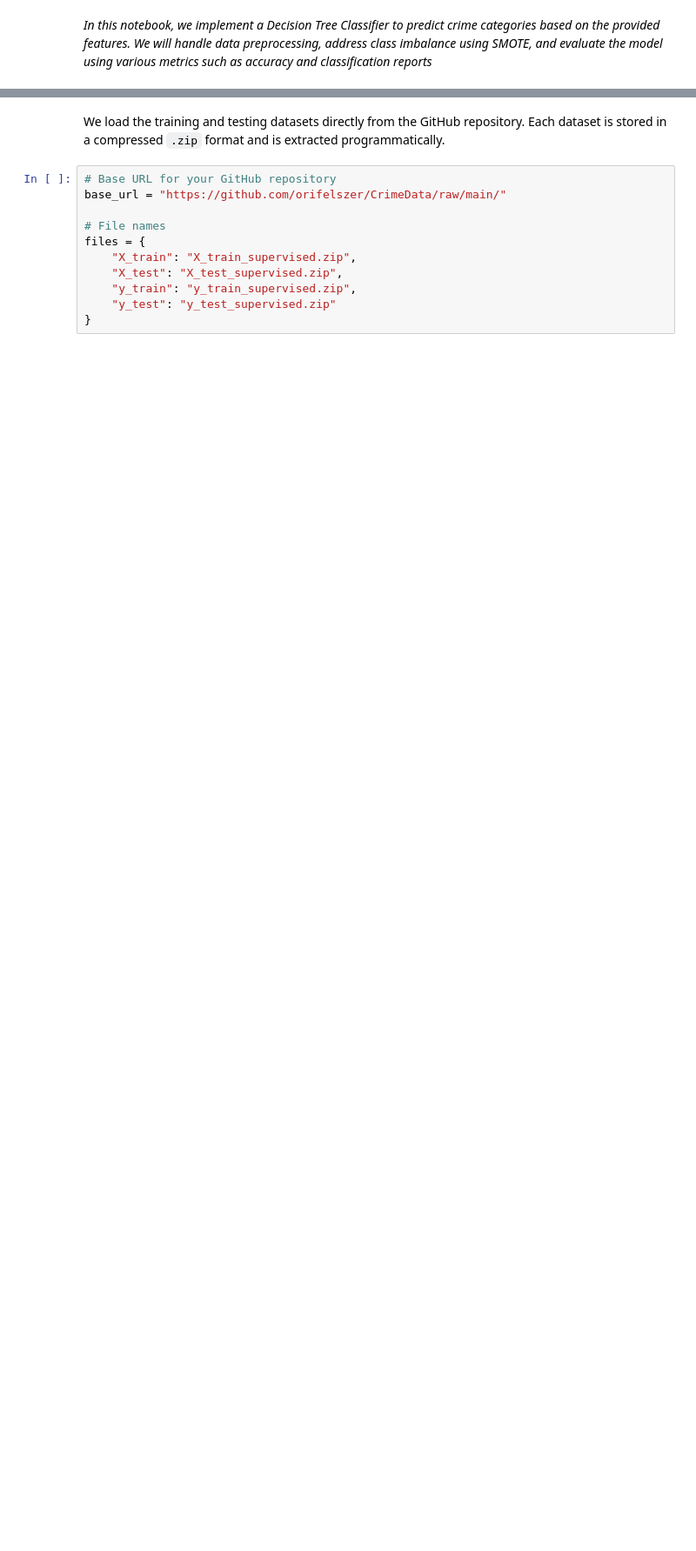
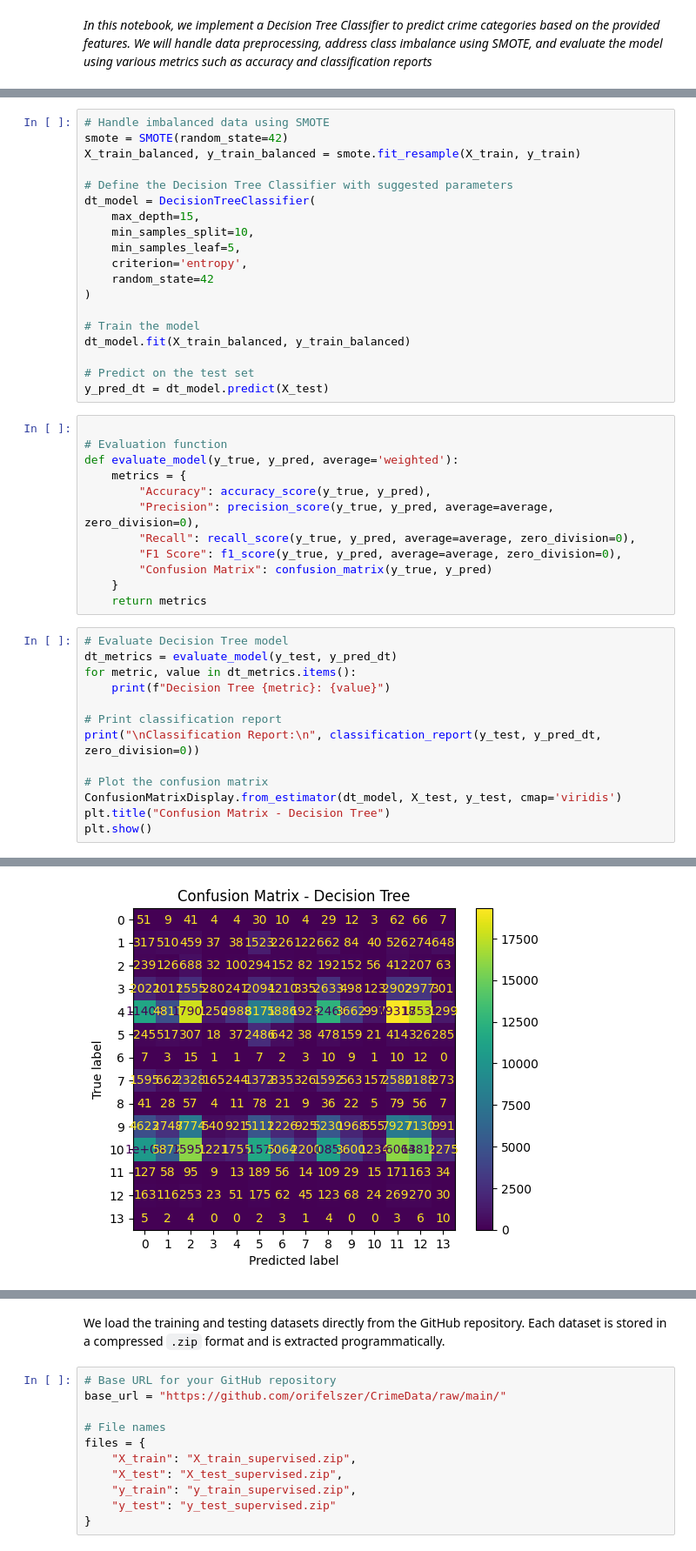
Before and after one commit to orifelszer/CrimeData, a Jupyter notebook: DecisionTree.ipynb, the cells around one changed output, grey strips where cells are left out. Shown at 87% size. Drawn from its saved outputs; the diff is of its cells as text; blank space fills up the shorter version.

```diff
--- a/DecisionTree.ipynb
+++ b/DecisionTree.ipynb
@@ -4,0 +53,45 @@
+# %%
+# Handle imbalanced data using SMOTE
+smote = SMOTE(random_state=42)
+X_train_balanced, y_train_balanced = smote.fit_resample(X_train, y_train)
+
+# Define the Decision Tree Classifier with suggested parameters
+dt_model = DecisionTreeClassifier(
+    max_depth=15,
+    min_samples_split=10,
+    min_samples_leaf=5,
+    criterion='entropy',
+    random_state=42
+)
+
+# Train the model
+dt_model.fit(X_train_balanced, y_train_balanced)
+
+# Predict on the test set
+y_pred_dt = dt_model.predict(X_test)
+# %%
+
+# Evaluation function
+def evaluate_model(y_true, y_pred, average='weighted'):
+    metrics = {
+        "Accuracy": accuracy_score(y_true, y_pred),
+        "Precision": precision_score(y_true, y_pred, average=average, zero_division=0),
+        "Recall": recall_score(y_true, y_pred, average=average, zero_division=0),
+        "F1 Score": f1_score(y_true, y_pred, average=average, zero_division=0),
+        "Confusion Matrix": confusion_matrix(y_true, y_pred)
+    }
+    return metrics
+# %%
+# Evaluate Decision Tree model
+dt_metrics = evaluate_model(y_test, y_pred_dt)
+for metric, value in dt_metrics.items():
+    print(f"Decision Tree {metric}: {value}")
+
+# Print classification report
+print("\nClassification Report:\n", classification_report(y_test, y_pred_dt, zero_division=0))
+
+# Plot the confusion matrix
+ConfusionMatrixDisplay.from_estimator(dt_model, X_test, y_test, cmap='viridis')
+plt.title("Confusion Matrix - Decision Tree")
+plt.show()
+# %% [output]
@@ -4,0 +115 @@
+[figure, added]
```
Also changed, not shown: parts of 9 cells of this notebook.
